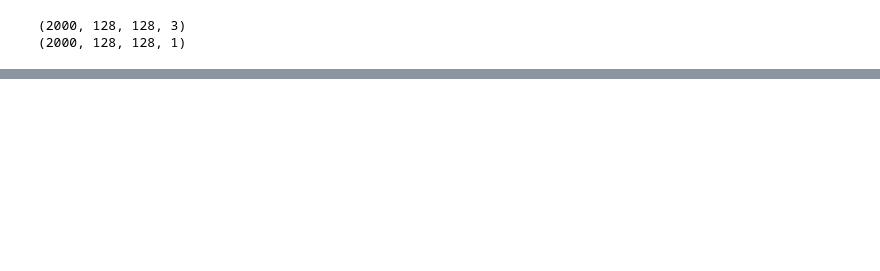
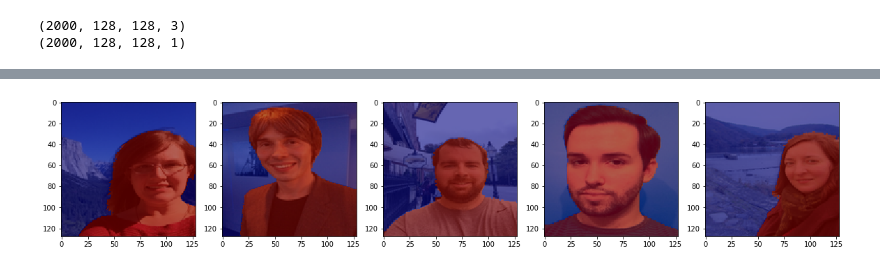
Before and after one commit to StachKazmierowski/U-NET, a Jupyter notebook: dataLoading.ipynb, the cells around one changed output, grey strips where cells are left out. Cells and saved outputs as stored; diff of their text form; code cells hidden in the pictures; blank space fills up the shorter version.

Commit message:
image with mask printing

```diff
--- a/dataLoading.ipynb
+++ b/dataLoading.ipynb
@@ -51,3 +10,67 @@ def normalize(mask):
+# %%
+import matplotlib.pyplot as plt
+
+
+
+# functions to show an image
+def maskshow(mask):
+    img = np.zeros((mask.shape[0], mask.shape[1], 3))
+    img[:] = mask
+    plt.imshow(img)
+    plt.show()
+
+def imshow(img):
+    fig, ax = plt.subplots(figsize=(3, 3))
+    ax.imshow(img,aspect='auto')
+    plt.show()
+
+# print(data[0].shape)
+# for i in range(10):
+#     maskshow(mask[i])
+#     imshow(data[i])
+
+def normalize(mask):
+    return mask/255
+
+
+def imshow_many(imgs):
+    n = imgs.shape[0]
+    if n < 20 :
+        cols = 5
+        rows = int((n+4)/5)
+        fig = plt.figure(figsize=(cols * 4, rows * 4))
+    else :
+        cols = 10
+        rows = int((n+9)/10)
+        fig = plt.figure(figsize=(cols * 2, rows * 2))
+
+    for i in range(n):
+        sub = fig.add_subplot(rows, cols, i + 1)
+        if(imgs.shape[3] == 1) :
+            imgs = imgs.reshape((imgs.shape[0], imgs.shape[1], imgs.shape[2]))
+        sub.imshow(imgs[i], interpolation='nearest')
+
+def imshow_masked(imgs, masks):
+    n = imgs.shape[0]
+    if n < 20 :
+        cols = 5
+        rows = int((n+4)/5)
+        fig = plt.figure(figsize=(cols * 4, rows * 4))
+    else :
+        cols = 10
+        rows = int((n+9)/10)
+        fig = plt.figure(figsize=(cols * 2, rows * 2))
+
+    for i in range(n):
+        sub = fig.add_subplot(rows, cols, i + 1)
+        masks = masks.reshape((masks.shape[0], masks.shape[1], masks.shape[2]))
+        sub.imshow(imgs[i], interpolation='nearest')
+        sub.imshow(masks[i], interpolation='nearest', cmap='jet', alpha=0.6)
+
+
+imshow_masked(data[0:5], mask[0:5])
+# %% [output]
+[figure, added]
 # %%
 import random
 
```
Also changed, not shown: parts of 3 cells of this notebook.
